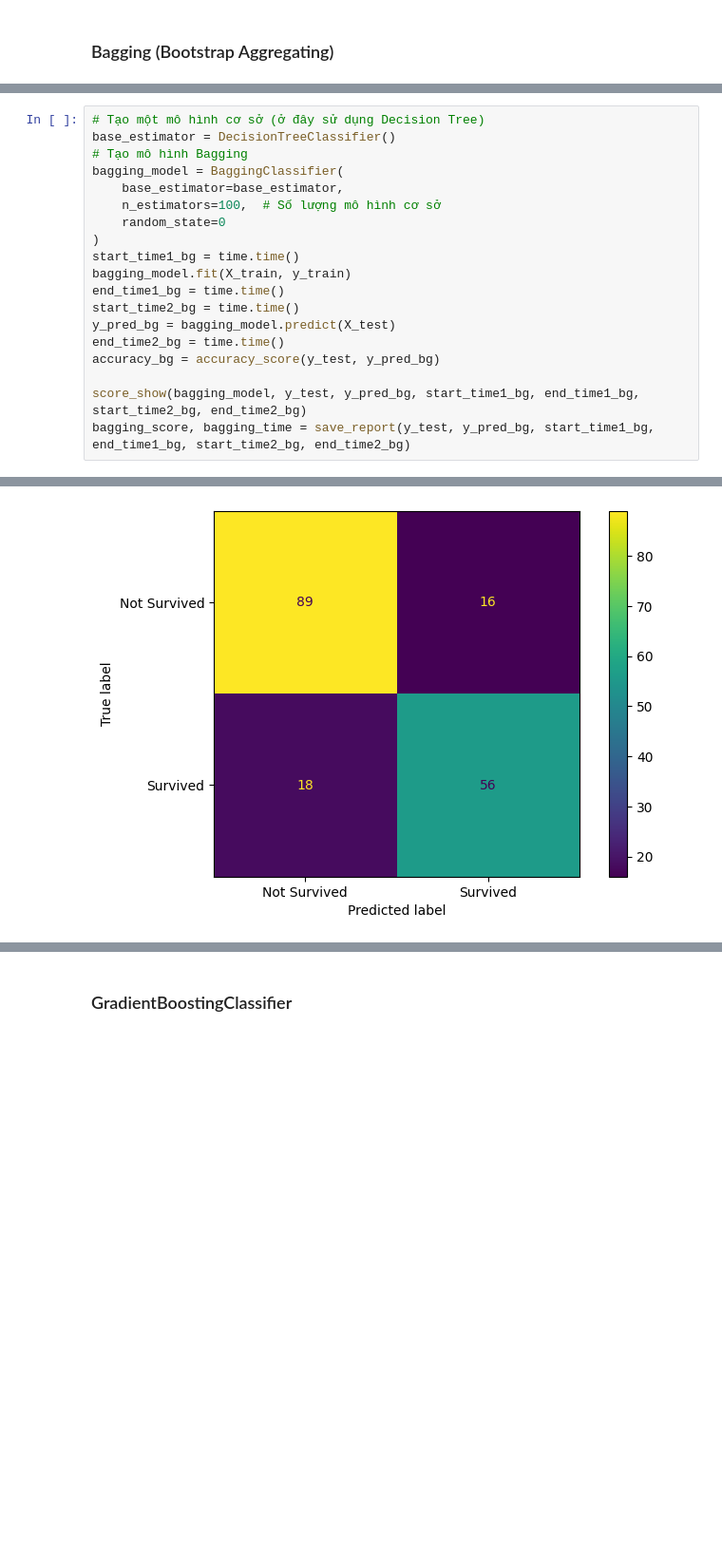
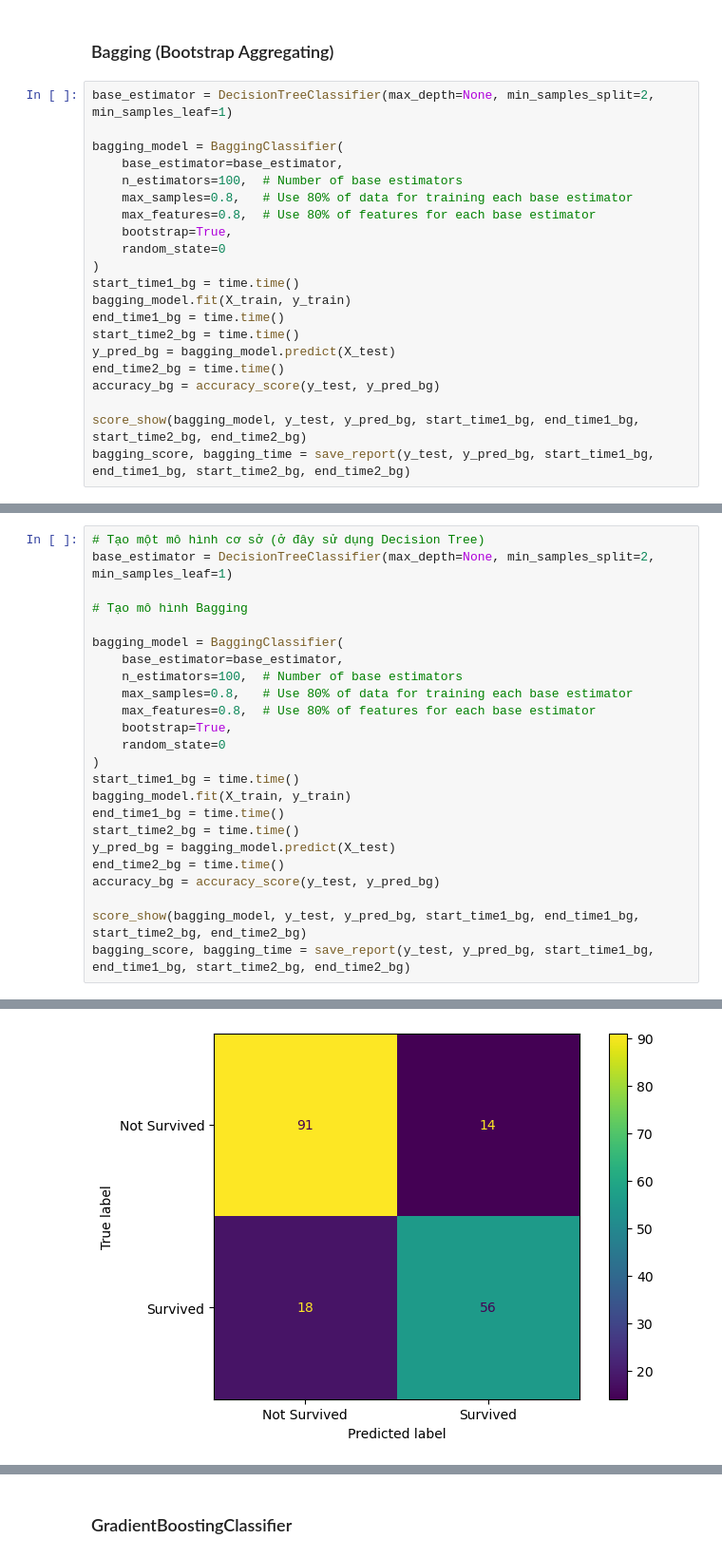
Before and after one commit to giabao1912/Final_Machine_Learning, a Jupyter notebook: Question2/Question2_Group.ipynb, the cells around one changed output, grey strips where cells are left out. Shown at 95% size. Saved outputs shown, nothing was run; the diff lists cells and outputs as text; blank space fills up the shorter version.

```diff
--- a/Question2/Question2_Group.ipynb
+++ b/Question2/Question2_Group.ipynb
@@ -679,3 +928,24 @@ Testing time: 0.00 (s)
 3. Stacking
 # %% [markdown]
 ### Bagging (Bootstrap Aggregating)
+# %%
+base_estimator = DecisionTreeClassifier(max_depth=None, min_samples_split=2, min_samples_leaf=1)
+
+bagging_model = BaggingClassifier(
+    base_estimator=base_estimator,
+    n_estimators=100,  # Number of base estimators
+    max_samples=0.8,   # Use 80% of data for training each base estimator
+    max_features=0.8,  # Use 80% of features for each base estimator
+    bootstrap=True,
+    random_state=0
+)
+start_time1_bg = time.time()
+bagging_model.fit(X_train, y_train)
+end_time1_bg = time.time()
+start_time2_bg = time.time()
+y_pred_bg = bagging_model.predict(X_test)
+end_time2_bg = time.time()
+accuracy_bg = accuracy_score(y_test, y_pred_bg)
+
+score_show(bagging_model, y_test, y_pred_bg, start_time1_bg, end_time1_bg, start_time2_bg, end_time2_bg)
+bagging_score, bagging_time = save_report(y_test, y_pred_bg, start_time1_bg, end_time1_bg, start_time2_bg, end_time2_bg)
@@ -682,10 +996,15 @@ Testing time: 0.00 (s)
 # %%
 # Tạo một mô hình cơ sở (ở đây sử dụng Decision Tree)
-base_estimator = DecisionTreeClassifier()
+base_estimator = DecisionTreeClassifier(max_depth=None, min_samples_split=2, min_samples_leaf=1)
+
 # Tạo mô hình Bagging
+
 bagging_model = BaggingClassifier(
     base_estimator=base_estimator,
-    n_estimators=100,  # Số lượng mô hình cơ sở
+    n_estimators=100,  # Number of base estimators
+    max_samples=0.8,   # Use 80% of data for training each base estimator
+    max_features=0.8,  # Use 80% of features for each base estimator
+    bootstrap=True,
     random_state=0
 )
 start_time1_bg = time.time()
@@ -712,8 +1031,8 @@ Training time: 0.46 (s)
 Testing time: 0.02 (s)
 
 ... (12 lines left out)
 696     0.0     0.0
 485     0.0     0.0
 244     0.0     0.0
 344     0.0     0.0
-[figure, old version]
+[figure, new version]
```
Also changed, not shown: parts of 46 cells of this notebook.
